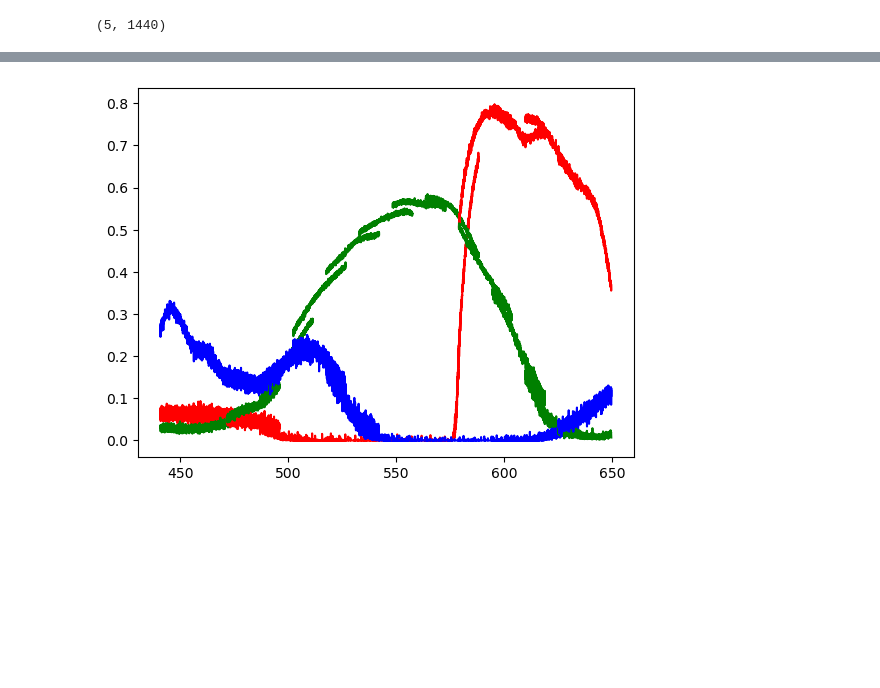
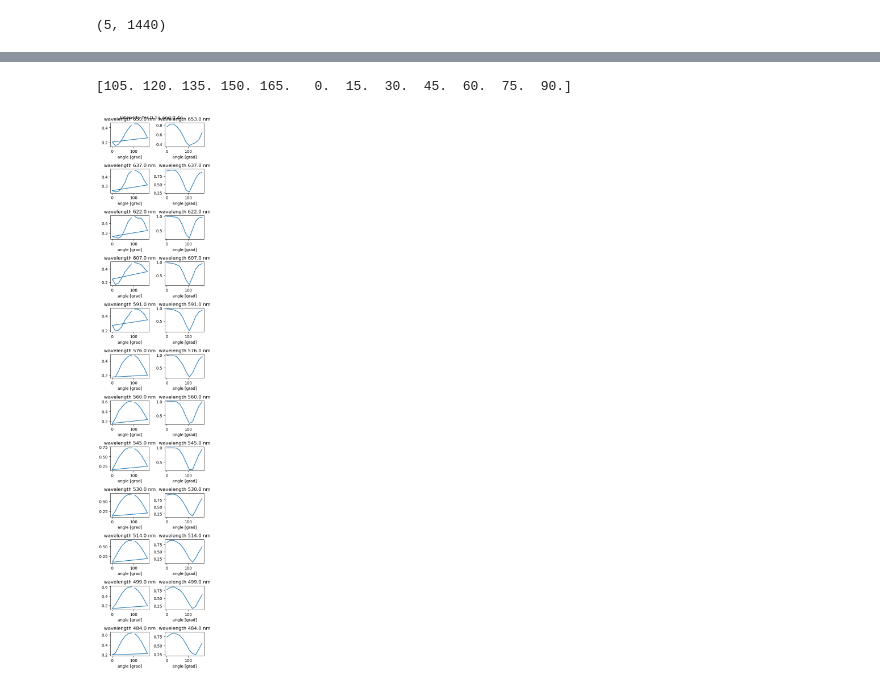
Before and after one commit to muellvin/pplus, a Jupyter notebook: sugarpolarizer/analysis.ipynb, the cells around one changed output, grey strips where cells are left out. Saved outputs shown, nothing was run; the diff lists cells and outputs as text; code cells hidden in the pictures; blank space fills up the shorter version.

```diff
--- a/sugarpolarizer/analysis.ipynb
+++ b/sugarpolarizer/analysis.ipynb
@@ -146,15 +146,15 @@ x_obs = np.array([410,\
                   606,\
                   561])
 # %%
-peak_params = np.zeros((len(la), 4), dtype=float)
+cal_peak_params = np.zeros((len(cal_la), 4), dtype=float)
 
 
-images = read_images_in_folder('./calibration/helium_lamp/')
-averages = np.mean(images, axis = (1,3))
+cal_images = read_images_in_folder('./calibration/helium_lamp/')
+cal_averages = np.mean(cal_images, axis = (1,3))
 
-print(np.shape(averages))
+print(np.shape(cal_averages))
 
-for peak in range(len(la)):
-    peak_params[peak] = get_peak_params(x_obs, averages, peak, n_peaks)
+for peak in range(len(cal_la)):
+    cal_peak_params[peak] = get_peak_params(x_obs, cal_averages, peak, n_peaks)
 # %% [output]
 (5, 1440)
@@ -294,0 +416,7 @@ plt.show()
+# %%
+
+for wavelength in range(len(central_wavelengths)):
+    for angle in range(len(angles)):
+        plt.scatter(angles[angle], sugar4_totnormed_set[angle, wavelength], color='green')
+    plt.title('wavelength '+str(central_wavelengths[wavelength]))
+    plt.show()
@@ -295,28 +437,31 @@ plt.show()
 # %%
-led_images = read_images_in_folder('./calibration/spectrum_0_3_saccharose')
-# use only the pixel rows from 550 to 650
-led_images = np.array(led_images)[:,500:600,:]
-led_averages = np.mean(led_images, axis = (1))
-
-led_images_wavelengths = np.zeros((len(led_r), 1440), dtype=float)
+sugar4 = np.roll(sugar4_totnormed_set,0)
+angles4 = np.roll(angles,0)
+sugar1 = np.roll(sugar1_totnormed_set,5)
+angles1 = np.roll(angles,5)
 
 
+print(angles1)
+fig, axs = plt.subplots(12, 2, figsize=(4, 20))
 
-for i in range(len(led_r)):
-    x = np.arange(0,1440,1)
-    led_images_wavelengths[i,:] = la_func(led_r[i],x )
+# Loop through each subplot
 
+for wavelength in range(12):
+    # Plot something on each subplot (for demonstration)
+    axs[wavelength, 0].plot(angles1, sugar1[:,wavelength])
+    axs[wavelength, 0].set_title('wavelength '+str(np.round(central_wavelengths[wavelength]))+' nm')
+    axs[wavelength, 0].set_xlabel('angle [grad]')
+    axs[wavelength, 1].plot(angles4, sugar4[:,wavelength])
+    axs[wavelength, 1].set_title('wavelength '+str(np.round(central_wavelengths[wavelength]))+' nm')
+    axs[wavelength, 1].set_xlabel('angle [grad]')
 
-led_intensity = led_averages[-1]
-led_wavelength = led_images_wavelengths[-1]
-wavelength = led_images_wavelengths[-1,-1]
+# Adjust layout to prevent overlapping
+plt.suptitle('Intensity for 0.1g and 0.4g')
+fig.tight_layout()
 
-for i in range(len(led_r)-2, 0,-1):
-    plt.plot(led_images_wavelengths[i,:], led_averages[i,:, 0], color = 'red')
-    plt.plot(led_images_wavelengths[i,:], led_averages[i,:, 1], color = 'green')
-    plt.plot(led_images_wavelengths[i,:], led_averages[i,:, 2], color = 'blue')
-
-plt.show()
+# Show the plot
+fig.show()
 # %% [output]
+[105. 120. 135. 150. 165.   0.  15.  30.  45.  60.  75.  90.]
-[figure, old version]
+[figure, new version]
 # %%
```
Also changed, not shown: parts of 22 cells of this notebook, 6 other files.
